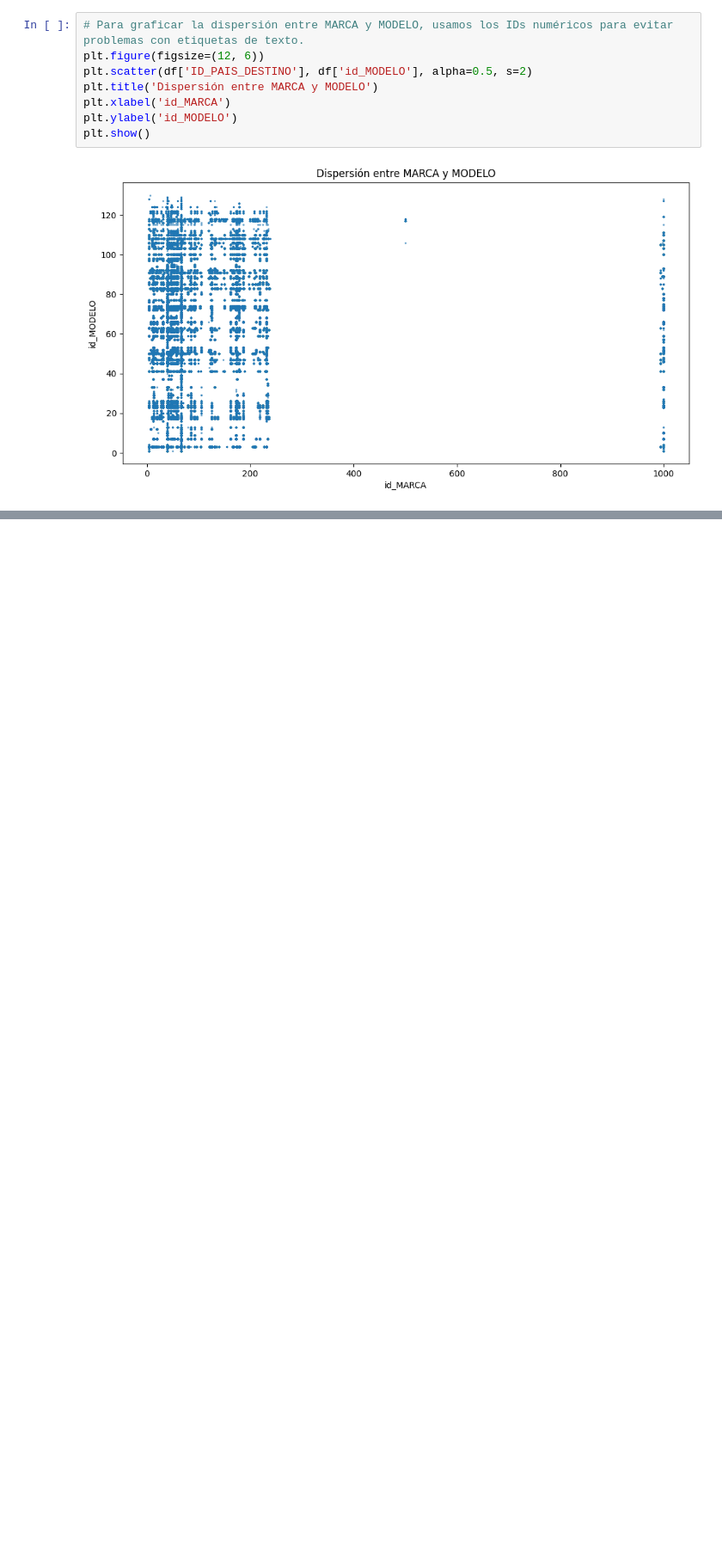
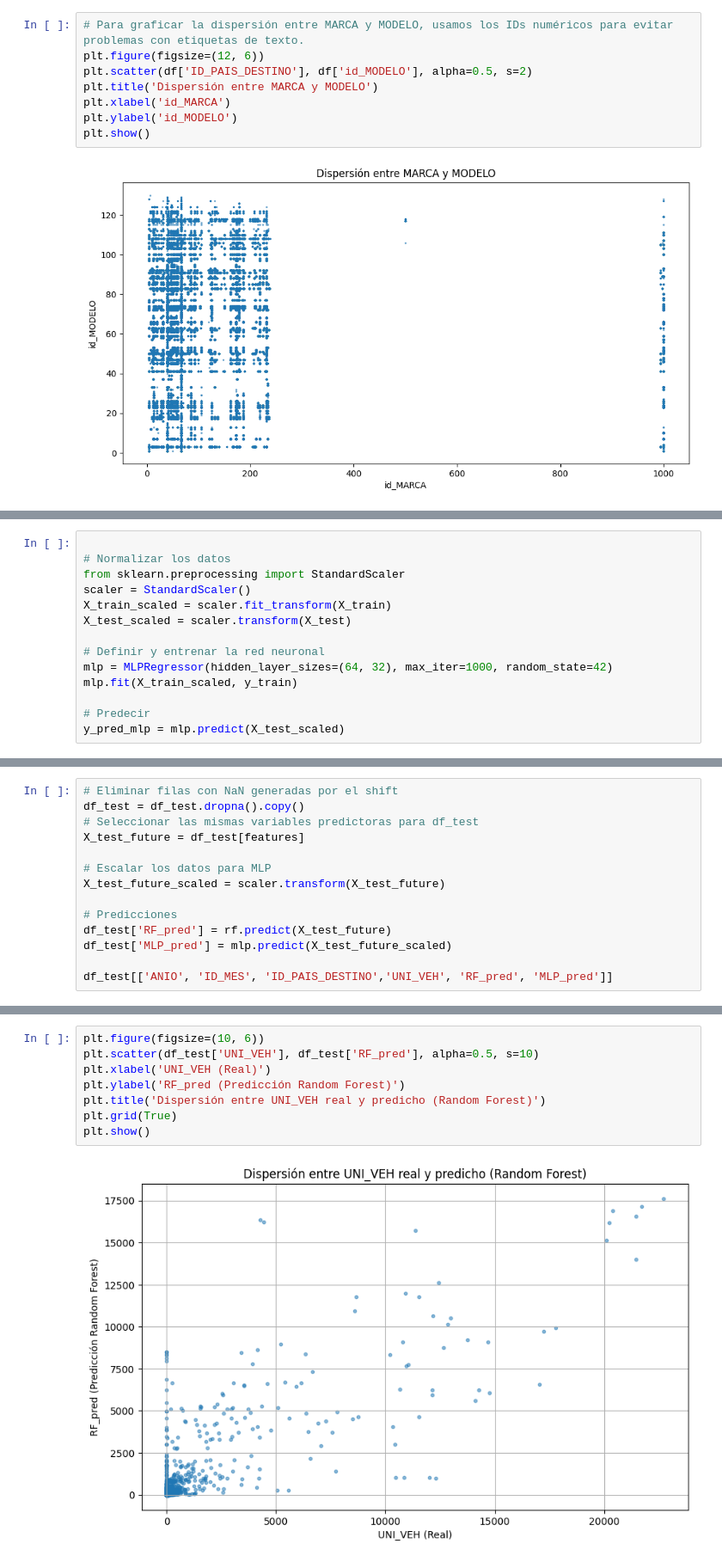
Before and after one commit to Dasher0n/Proyecto-Mineria, a Jupyter notebook: Analisis_Exploratorio.ipynb, the cells around one changed output, grey strips where cells are left out. Shown at 86% size. Saved outputs shown, nothing was run; the diff lists cells and outputs as text; blank space fills up the shorter version.

Commit message:
Modelado Completo
Modelado con redes neuronales y PRF

```diff
--- a/Analisis_Exploratorio.ipynb
+++ b/Analisis_Exploratorio.ipynb
@@ -364,0 +419,14 @@ plt.show()
+# %%
+
+# Normalizar los datos
+from sklearn.preprocessing import StandardScaler
+scaler = StandardScaler()
+X_train_scaled = scaler.fit_transform(X_train)
+X_test_scaled = scaler.transform(X_test)
+
+# Definir y entrenar la red neuronal
+mlp = MLPRegressor(hidden_layer_sizes=(64, 32), max_iter=1000, random_state=42)
+mlp.fit(X_train_scaled, y_train)
+
+# Predecir
+y_pred_mlp = mlp.predict(X_test_scaled)
@@ -364,0 +467,14 @@ plt.show()
+# %%
+# Eliminar filas con NaN generadas por el shift
+df_test = df_test.dropna().copy()
+# Seleccionar las mismas variables predictoras para df_test
+X_test_future = df_test[features]
+
+# Escalar los datos para MLP
+X_test_future_scaled = scaler.transform(X_test_future)
+
+# Predicciones
+df_test['RF_pred'] = rf.predict(X_test_future)
+df_test['MLP_pred'] = mlp.predict(X_test_future_scaled)
+
+df_test[['ANIO', 'ID_MES', 'ID_PAIS_DESTINO','UNI_VEH', 'RF_pred', 'MLP_pred']]
@@ -364,0 +495,10 @@ plt.show()
+# %%
+plt.figure(figsize=(10, 6))
+plt.scatter(df_test['UNI_VEH'], df_test['RF_pred'], alpha=0.5, s=10)
+plt.xlabel('UNI_VEH (Real)')
+plt.ylabel('RF_pred (Predicción Random Forest)')
+plt.title('Dispersión entre UNI_VEH real y predicho (Random Forest)')
+plt.grid(True)
+plt.show()
+# %% [output]
+[figure, added]
```
Also changed, not shown: parts of 17 cells of this notebook.
